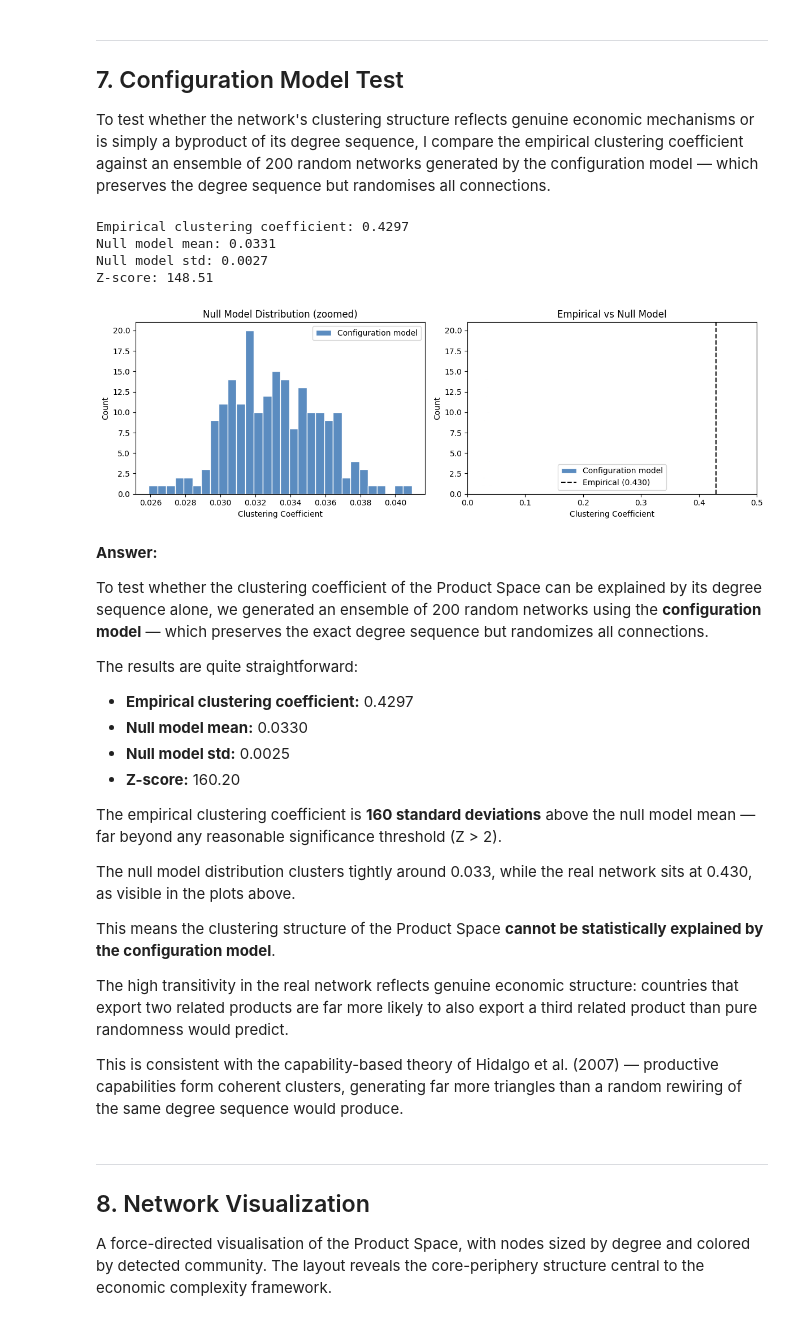
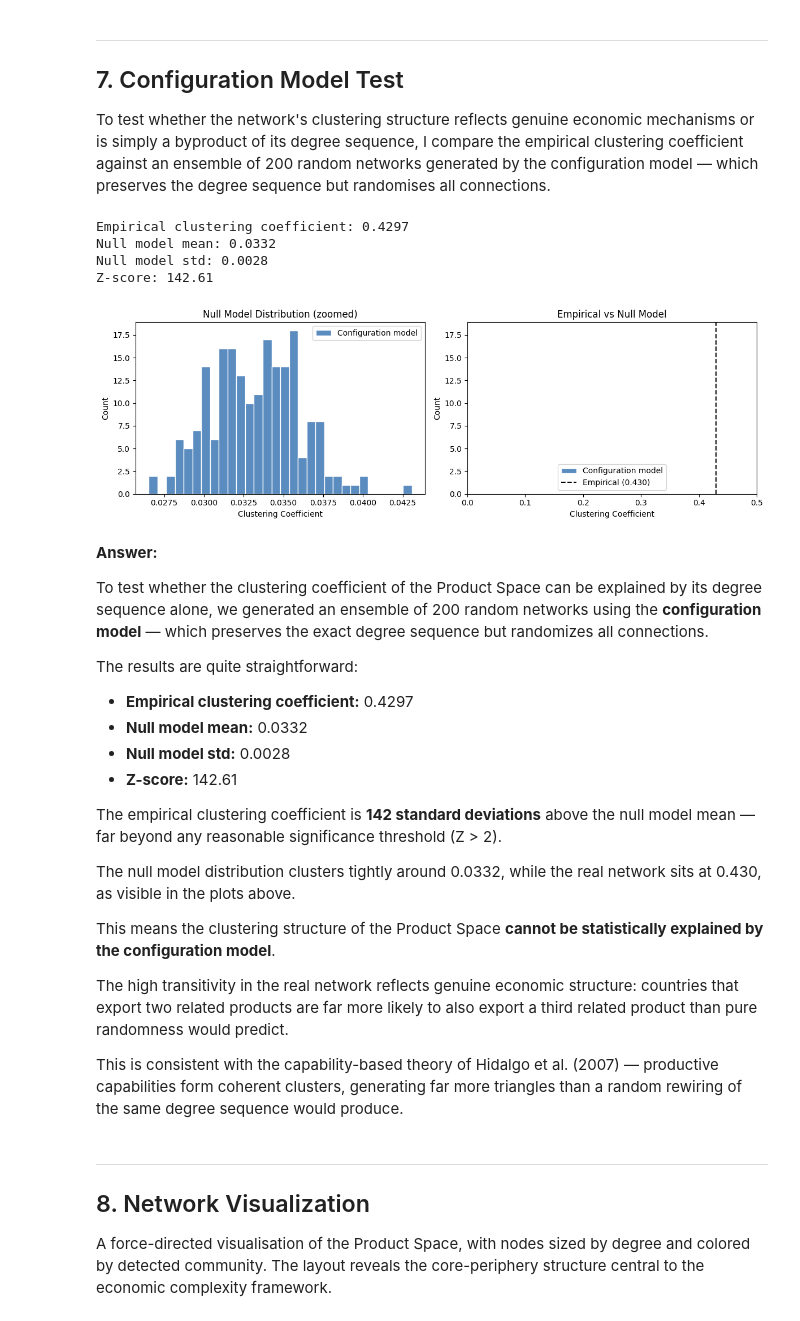
Before and after one commit to tommaso-accornero/product-space-analysis, a Jupyter notebook: product_space_analysis.ipynb, the cells around one changed output. Drawn from its saved outputs; the diff is of its cells as text; code cells hidden in the pictures.

```diff
--- a/product_space_analysis.ipynb
+++ b/product_space_analysis.ipynb
@@ -331,8 +329,8 @@ n_networks = 200
 degree_sequence = [d for n, d in G.degree()]
 
 ensemble_conf = [
-    nx.configuration_model(degree_sequence, create_using=nx.Graph)
-    for _ in range(n_networks)
+    nx.configuration_model(degree_sequence, create_using=nx.Graph, seed=42+i)
+    for i in range(n_networks)
 ]
 
 # Compute empirical and null clustering coefficients
@@ -343,37 +341,37 @@ clustering_null = [nx.transitivity(g) for g in ensemble_conf]
 zscore = (clustering_empirical - np.mean(clustering_null)) / np.std(clustering_null)
 
 print(f"Empirical clustering coefficient: {clustering_empirical:.4f}")
 print(f"Null model mean: {np.mean(clustering_null):.4f}")
 print(f"Null model std: {np.std(clustering_null):.4f}")
 print(f"Z-score: {zscore:.2f}")
 
 # Plot - two panels to show both scales
 fig, axes = plt.subplots(1, 2, figsize=(12, 4))
 
 # Left panel: null model distribution zoomed in
 axes[0].hist(clustering_null, bins=30, color="#5b8cc0", edgecolor="white", label="Configuration model")
 axes[0].set_xlabel("Clustering Coefficient")
 axes[0].set_ylabel("Count")
 axes[0].set_title("Null Model Distribution (zoomed)")
 axes[0].legend()
 
 # Right panel: full scale showing both
 axes[1].hist(clustering_null, bins=30, color="#5b8cc0", edgecolor="white", label="Configuration model")
 axes[1].axvline(clustering_empirical, color="black", linestyle="--", label=f"Empirical ({clustering_empirical:.3f})")
 axes[1].set_xlim(0, 0.5)
 axes[1].set_xlabel("Clustering Coefficient")
 axes[1].set_ylabel("Count")
 axes[1].set_title("Empirical vs Null Model")
 axes[1].legend()
 
 plt.tight_layout()
 plt.show()
 # %% [output]
 Empirical clustering coefficient: 0.4297
-Null model mean: 0.0331
-Null model std: 0.0027
-Z-score: 148.51
+Null model mean: 0.0332
+Null model std: 0.0028
+Z-score: 142.61
-[figure, old version]
+[figure, new version]
 # %% [markdown]
 **Answer:**
 
@@ -382,13 +380,13 @@ To test whether the clustering coefficient of the Product Space can be explained
 The results are quite straightforward:
 
 - **Empirical clustering coefficient:** 0.4297
-- **Null model mean:** 0.0330
-- **Null model std:** 0.0025
-- **Z-score:** 160.20
+- **Null model mean:** 0.0332
+- **Null model std:** 0.0028
+- **Z-score:** 142.61
 
-The empirical clustering coefficient is **160 standard deviations** above the null model mean — far beyond any reasonable significance threshold (Z > 2).
+The empirical clustering coefficient is **142 standard deviations** above the null model mean — far beyond any reasonable significance threshold (Z > 2).
 
-The null model distribution clusters tightly around 0.033, while the real network sits at 0.430, as visible in the plots above.
+The null model distribution clusters tightly around 0.0332, while the real network sits at 0.430, as visible in the plots above.
 
 This means the clustering structure of the Product Space **cannot be statistically explained by the configuration model**.
 
```
Also changed, not shown: parts of 8 cells of this notebook.
